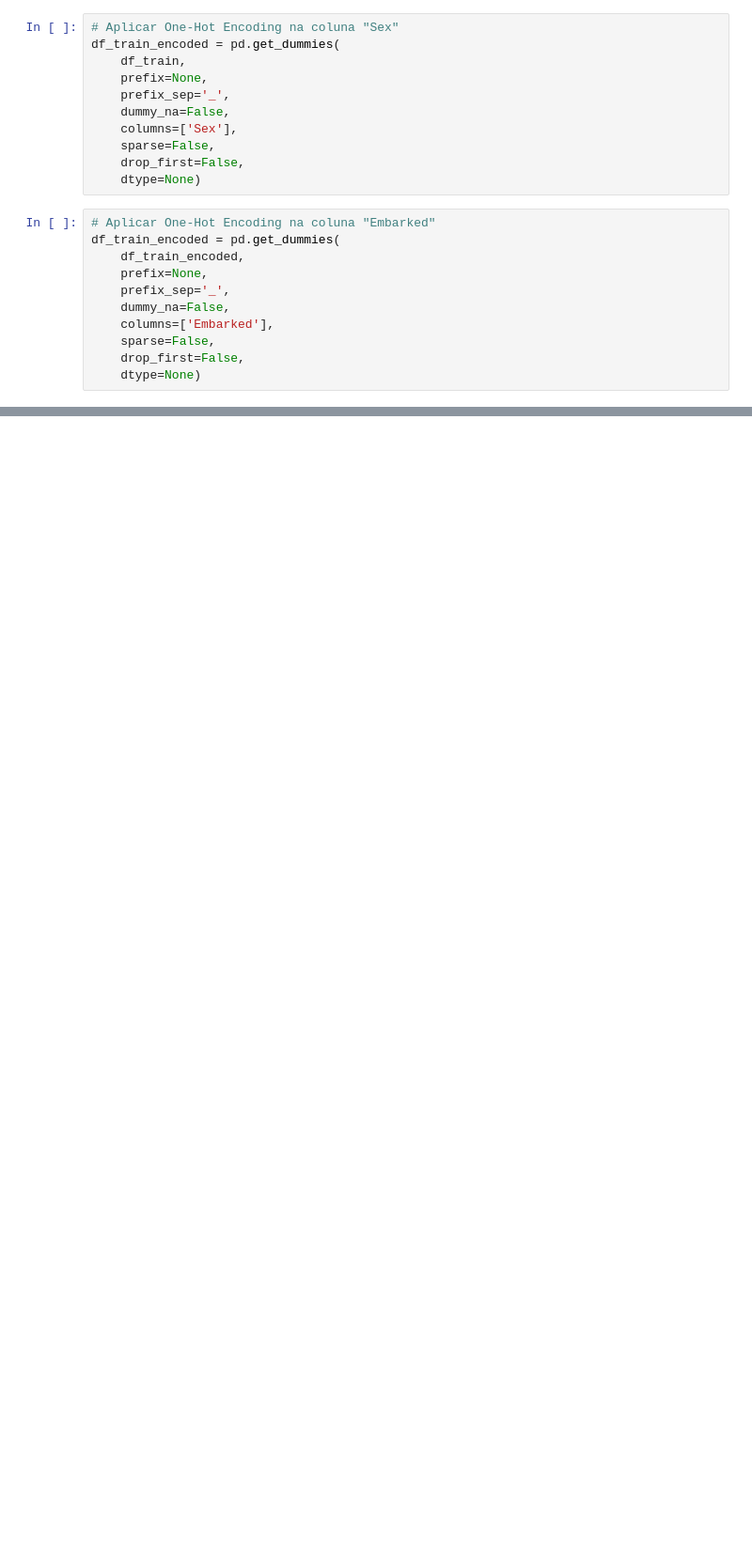
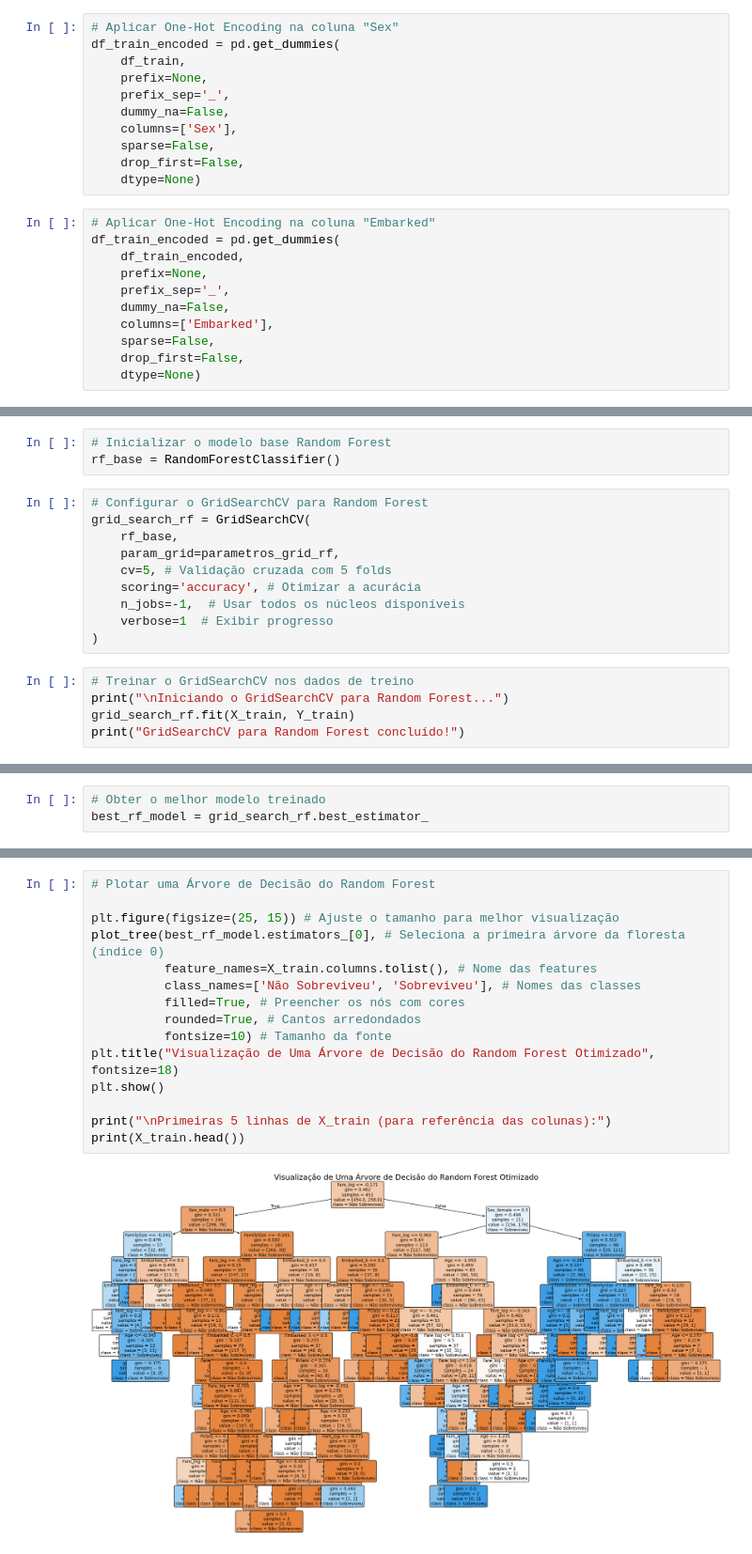
Before and after one commit to Nicholas-UFC/Titanic, a Jupyter notebook: Titanic.ipynb, the cells around one changed output, grey strips where cells are left out. Shown at 94% size. Saved outputs shown, nothing was run; the diff lists cells and outputs as text; blank space fills up the shorter version.

Commit message:
Foi feito o uso de Machine Learning: Regressao Logistica e Floresta Aleatoria

```diff
--- a/Titanic.ipynb
+++ b/Titanic.ipynb
@@ -568,0 +791,18 @@ X_train, X_test, Y_train, Y_test = train_test_split(X, Y, test_size=0.2, random_
+# %%
+# Inicializar o modelo base Random Forest
+rf_base = RandomForestClassifier()
+# %%
+# Configurar o GridSearchCV para Random Forest
+grid_search_rf = GridSearchCV(
+    rf_base,
+    param_grid=parametros_grid_rf,
+    cv=5, # Validação cruzada com 5 folds
+    scoring='accuracy', # Otimizar a acurácia
+    n_jobs=-1,  # Usar todos os núcleos disponíveis
+    verbose=1  # Exibir progresso
+)
+# %%
+# Treinar o GridSearchCV nos dados de treino
+print("\nIniciando o GridSearchCV para Random Forest...")
+grid_search_rf.fit(X_train, Y_train)
+print("GridSearchCV para Random Forest concluído!")
@@ -568,0 +837,3 @@ X_train, X_test, Y_train, Y_test = train_test_split(X, Y, test_size=0.2, random_
+# %%
+# Obter o melhor modelo treinado
+best_rf_model = grid_search_rf.best_estimator_
@@ -568,0 +868,17 @@ X_train, X_test, Y_train, Y_test = train_test_split(X, Y, test_size=0.2, random_
+# %%
+# Plotar uma Árvore de Decisão do Random Forest
+
+plt.figure(figsize=(25, 15)) # Ajuste o tamanho para melhor visualização
+plot_tree(best_rf_model.estimators_[0], # Seleciona a primeira árvore da floresta (índice 0)
+          feature_names=X_train.columns.tolist(), # Nome das features
+          class_names=['Não Sobreviveu', 'Sobreviveu'], # Nomes das classes
+          filled=True, # Preencher os nós com cores
+          rounded=True, # Cantos arredondados
+          fontsize=10) # Tamanho da fonte
+plt.title("Visualização de Uma Árvore de Decisão do Random Forest Otimizado", fontsize=18)
+plt.show()
+
+print("\nPrimeiras 5 linhas de X_train (para referência das colunas):")
+print(X_train.head())
+# %% [output]
+[figure, added]
```
Also changed, not shown: parts of 41 cells of this notebook.
